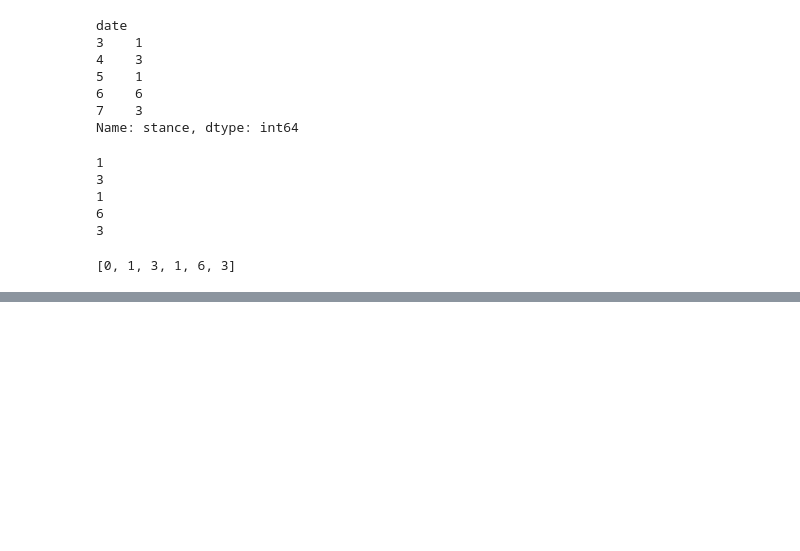
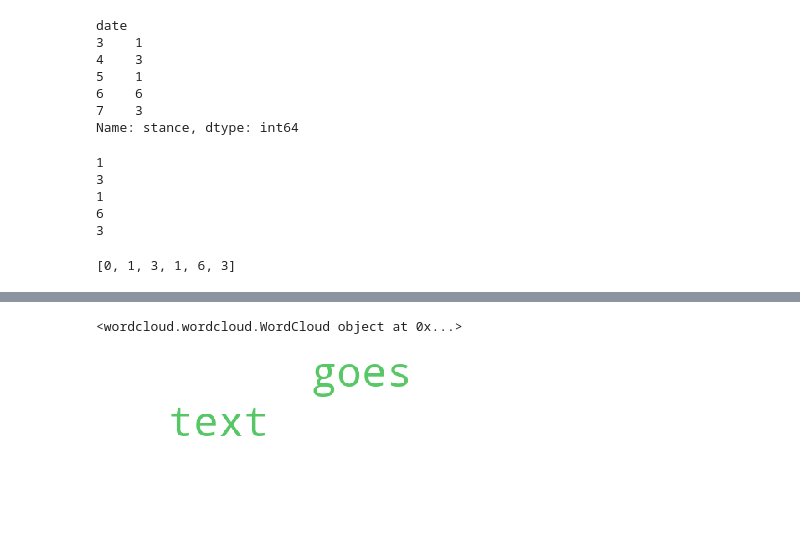
Before and after one commit to abhisheksaxena1998/hate_speech_threat_detection, a Jupyter notebook: Alanduncan.ipynb, the cells around one changed output, grey strips where cells are left out. Drawn from its saved outputs; the diff is of its cells as text; code cells hidden in the pictures; blank space fills up the shorter version.

Commit message:
added wordclouds

```diff
--- a/Alanduncan.ipynb
+++ b/Alanduncan.ipynb
@@ -1089,0 +1091,23 @@ ax.tick_params(axis = 'both', which = 'major', labelsize = 15)
+# %%
+corpus="here goes some text like this"
+from os import path
+from PIL import Image
+from wordcloud import WordCloud, STOPWORDS, ImageColorGenerator
+import matplotlib.pyplot as plt
+#% matplotlib inline
+wordcloud = WordCloud(
+                          background_color='white',
+                          #stopwords=stop_words,
+                          max_words=100,
+                          max_font_size=50,
+                          random_state=42
+                         ).generate(str(corpus))
+print(wordcloud)
+fig = plt.figure(1)
+plt.imshow(wordcloud)
+plt.axis('off')
+plt.show()
+fig.savefig("word1.png", dpi=900)
+# %% [output]
+<wordcloud.wordcloud.WordCloud object at 0x...>
+[figure, added]
```
Also changed, not shown: parts of 11 cells of this notebook, 17 other files.
